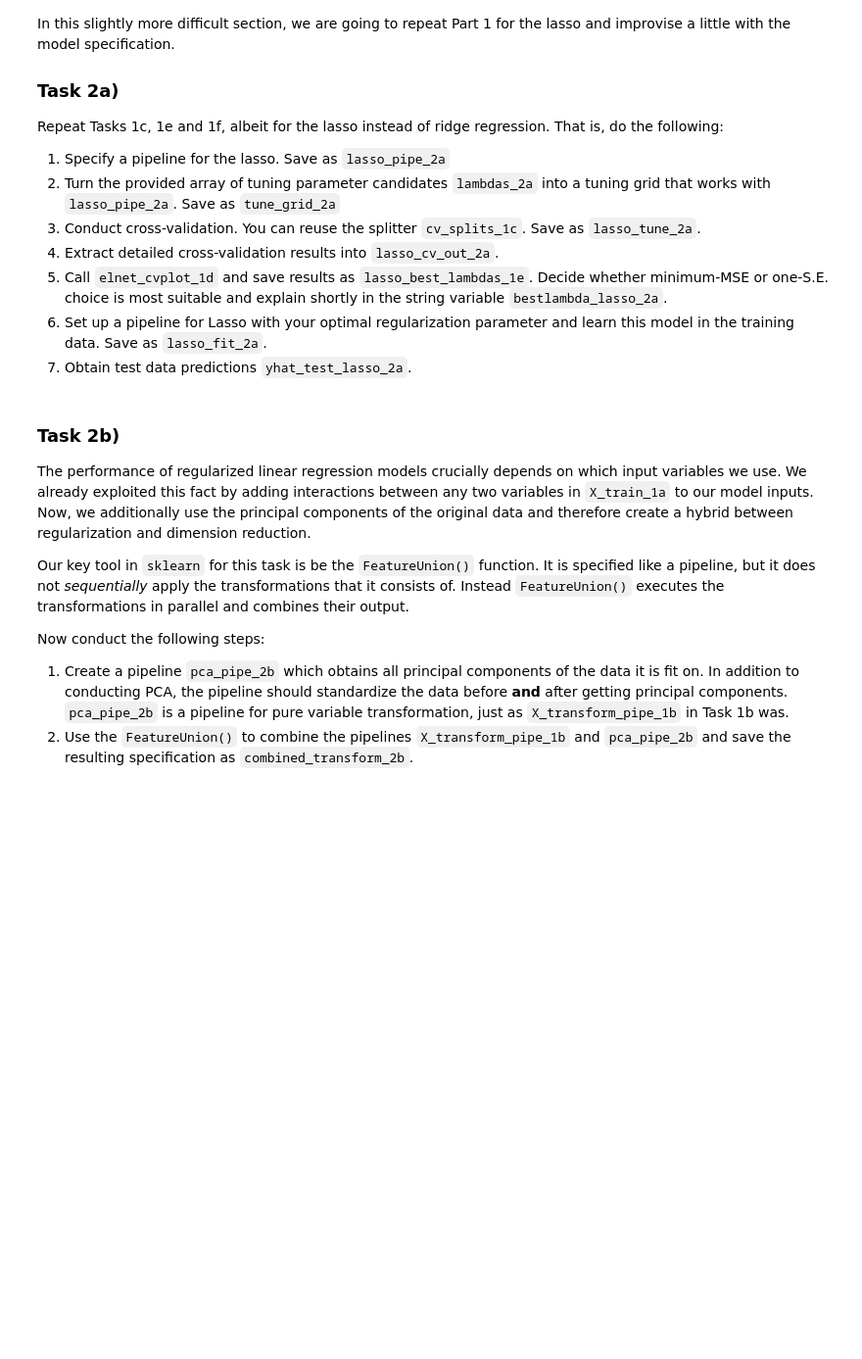
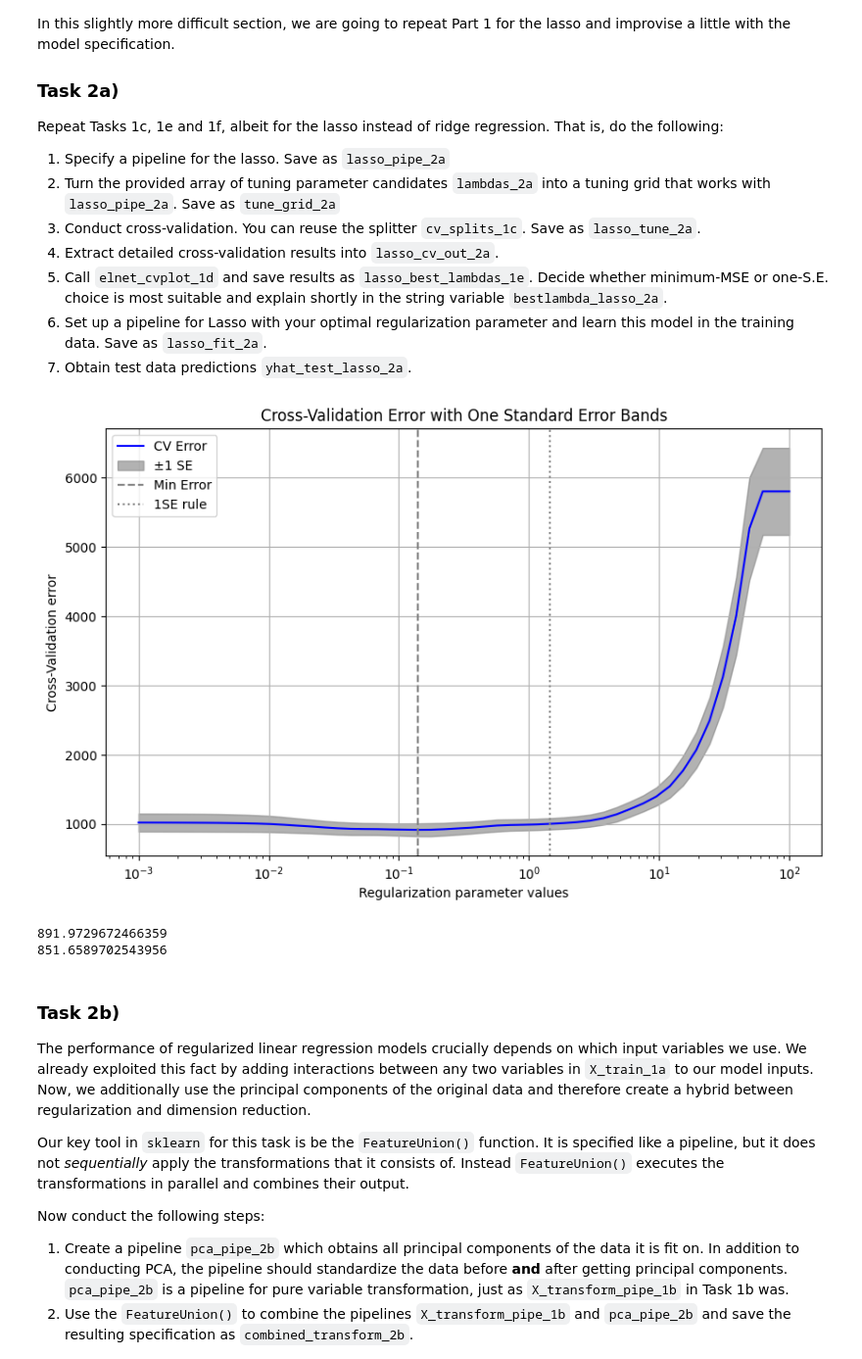
Before and after one commit to manswirfelt/assignment4, a Jupyter notebook: Assignment_4/Assignment4_py_template.ipynb, the cells around one changed output. Shown at 98% size. Cells and saved outputs as stored; diff of their text form; code cells hidden in the pictures; blank space fills up the shorter version.

```diff
--- a/Assignment_4/Assignment4_py_template.ipynb
+++ b/Assignment_4/Assignment4_py_template.ipynb
@@ -249,30 +247,46 @@ Repeat Tasks 1c, 1e and 1f, albeit for the lasso instead of ridge regression. Th
 # %%
 from sklearn.linear_model import (ElasticNet, Lasso)
 
 
 # 1.
-lasso_pipe_2a = ??
+lasso_pipe_2a = Pipeline(steps=[
+    ("poly2", poly2_spec_1b),
+    ("scaler", StandardScaler()),
+    ("lasso", Lasso())
+])
 
 # 2.
 lambdas_2a = 10**np.linspace(2,-3)
-tune_grid_2a = ??
+tune_grid_2a = {"lasso__alpha": lambdas_2a}
 
 # 3.
-lasso_tune_2a   = ??
-??
+lasso_tune_2a   = GridSearchCV(lasso_pipe_2a, tune_grid_2a, cv=cv_splits_1c, return_train_score=True, n_jobs=-1, scoring="neg_mean_squared_error")
+lasso_tune_2a.fit(X_train_1a, y_train_1a)
 
 # 4.
-lasso_cv_out_2a  = ??
+lasso_cv_out_2a  = lasso_tune_2a.cv_results_
 
 # 5.
-lasso_best_lambdas_2a  = ??
+lasso_best_lambdas_2a  = elnet_cvplot_1d(lambdas_2a, -lasso_cv_out_2a["mean_test_score"], lasso_cv_out_2a["std_test_score"])
 
 # 6.
-lasso_fit_2a = ??
-bestlambda_lasso_2a = "??"
+lasso_fit_2a = Pipeline(steps=[
+    ("poly2", poly2_spec_1b),
+    ("scaler", StandardScaler()),
+    ("lasso", Lasso(alpha=lasso_best_lambdas_2a['lambda_1se']))]).fit(X_train_1a, y_train_1a)
+bestlambda_lasso_2a = "The cv-error curve is initially very flat, which tells us that the lambda that minimizes mse might change \
+    a lot for a different data set. Therefore, we choose to apply the one s.e rule to make the model more robust."
 
 # 7.
-yhat_test_lasso_2a =??
+yhat_test_lasso_2a = lasso_fit_2a.predict(X_test_1a)
+# %% [output]
+[figure, added]
+# %%
+print(np.mean(np.square(yhat_test_lasso_2a-y_test_1a)))
+print(np.mean(np.square(yhat_test_ridge_1e-y_test_1a)))
+# %% [output]
+891.9729672466359
+851.6589702543956
 # %% [markdown]
 ### Task 2b)
 
```
Also changed, not shown: parts of 1 cell of this notebook.
